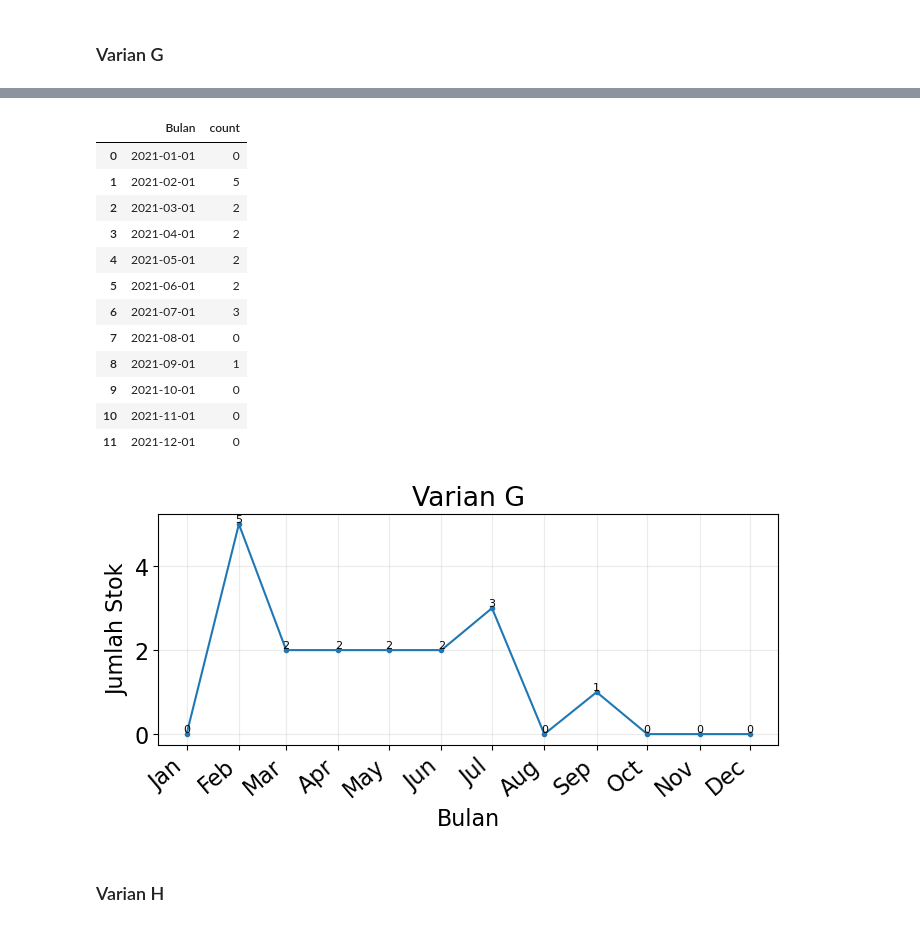
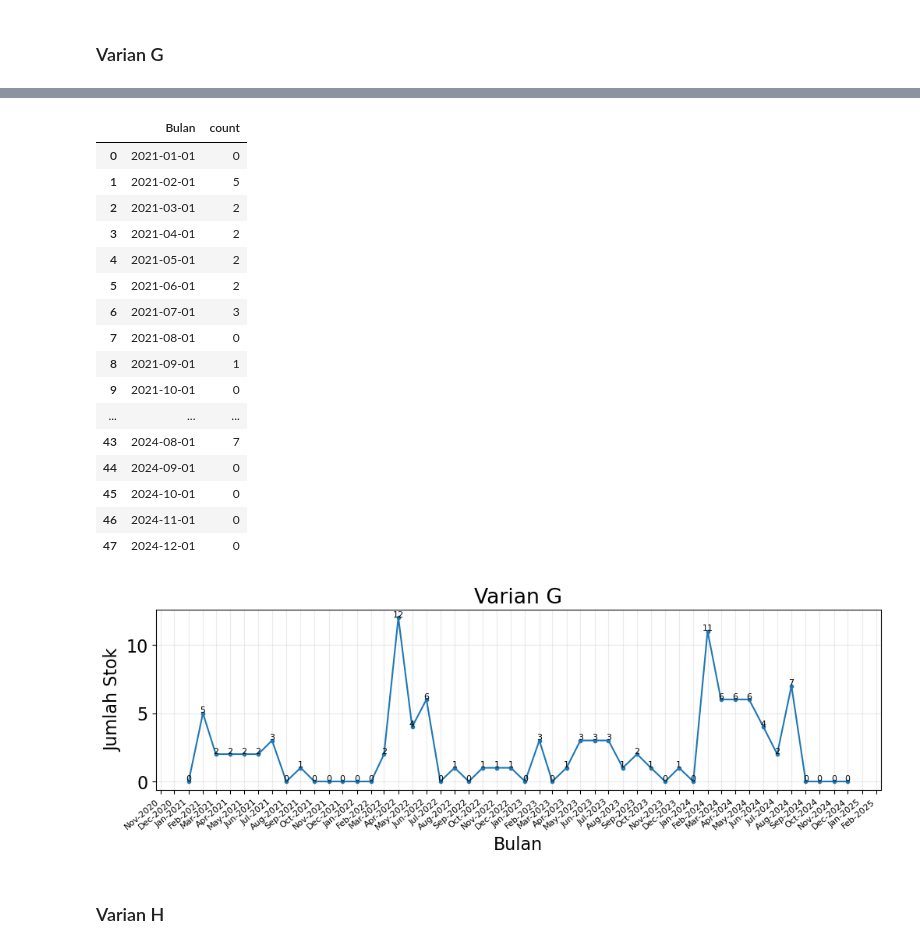
Before and after one commit to anajesset/tugas-akhirr, a Jupyter notebook: stock_21.ipynb, the cells around one changed output, grey strips where cells are left out. Cells and saved outputs as stored; diff of their text form; code cells hidden in the pictures.

```diff
--- a/stock_21.ipynb
+++ b/stock_21.ipynb
@@ -121,7 +117,7 @@ df_stock_E["Bulan"] = pd.to_datetime(df_stock_E["Bulan"])
 df_E_count = df_stock_E[["Bulan"]].copy()
 df_E_count = df_stock_E.groupby("Bulan").size().reset_index(name="count")
 
-all_months = pd.date_range(start="2021-01-01", end="2021-12-01", freq="MS")
+all_months = pd.date_range(start="2021-01-01", end="2024-12-01", freq="MS")
 df_E_count = df_E_count.set_index("Bulan").reindex(all_months, fill_value=0).reset_index()
 
 df_E_count.columns = ["Bulan", "count"]
@@ -143,10 +143,10 @@ df_E_count
 # %%
-fig, ax = plt.subplots(figsize=(8, 3))
+fig, ax = plt.subplots(figsize=(12, 3))
 
 ax.plot(df_E_count["Bulan"], df_E_count["count"], linestyle="-",
         marker=".")
 
-formatter = mdates.DateFormatter("%b")
+formatter = mdates.DateFormatter("%b-%Y")
 # locator = mdates.YearLocator(base=2)
 # locator = mdates.MonthLocator(bymonthday=1, bymonth=range(1, 13, 1))
 locator = mdates.MonthLocator()
@@ -163,6 +163,7 @@ for idx, val in enumerate(df_E_count["count"]):
 
 for label in ax.get_xticklabels():
     label.set_rotation(40)
+    label.set_fontsize(8)
     label.set_horizontalalignment('right')
 
 plt.show()
@@ -171,7 +172,7 @@ plt.show()
 # %% [markdown]
 ### Varian G
 # %%
-df_stock_G = df_stock_21_initial[df_stock_21_initial["initial Varian Plus"] == "G"].copy()
+df_stock_G = df_stock_initial[df_stock_initial["initial Varian Plus"] == "G"].copy()
 df_stock_G
 # %% [output]
 |  | Bulan | Kode MD | Kode Dealer AHM | Kode Dealer SAP | No. Mesin | No. Rangka | Kode Tipe AHM | Kode Tipe | ... |
@@ -213,7 +218,7 @@ df_stock_G["Bulan"] = pd.to_datetime(df_stock_G["Bulan"])
 df_G_count = df_stock_G[["Bulan"]].copy()
 df_G_count = df_stock_G.groupby("Bulan").size().reset_index(name="count")
 
-all_months = pd.date_range(start="2021-01-01", end="2021-12-01", freq="MS")
+all_months = pd.date_range(start="2021-01-01", end="2024-12-01", freq="MS")
 df_G_count = df_G_count.set_index("Bulan").reindex(all_months, fill_value=0).reset_index()
 
 df_G_count.columns = ["Bulan", "count"]
@@ -230,36 +235,41 @@ df_G_count
 | 7 | 2021-08-01 | 0 |
 | 8 | 2021-09-01 | 1 |
 | 9 | 2021-10-01 | 0 |
-| 10 | 2021-11-01 | 0 |
-| 11 | 2021-12-01 | 0 |
+| ... | ... | ... |
+| 43 | 2024-08-01 | 7 |
+| 44 | 2024-09-01 | 0 |
+| 45 | 2024-10-01 | 0 |
+| 46 | 2024-11-01 | 0 |
+| 47 | 2024-12-01 | 0 |
 # %%
-fig, ax = plt.subplots(figsize=(8, 3))
+fig, ax = plt.subplots(figsize=(12, 3))
 
 ax.plot(df_G_count["Bulan"], df_G_count["count"], linestyle="-",
         marker=".")
 
-formatter = mdates.DateFormatter("%b")
+formatter = mdates.DateFormatter("%b-%Y")
 # locator = mdates.YearLocator(base=2)
 # locator = mdates.MonthLocator(bymonthday=1, bymonth=range(1, 13, 1))
 locator = mdates.MonthLocator()
 ax.xaxis.set_major_formatter(formatter)
 ax.xaxis.set_major_locator(locator)
 
 ax.grid("on")
 ax.set_xlabel("Bulan")
 ax.set_ylabel("Jumlah Stok")
 ax.set_title("Varian G")
 
 for idx, val in enumerate(df_G_count["count"]):
     ax.text(x=df_G_count["Bulan"].iloc[idx], y=val+ 0.05, s=f"{val}", ha="center", size=8)
 
 for label in ax.get_xticklabels():
     label.set_rotation(40)
+    label.set_fontsize(8)
     label.set_horizontalalignment('right')
 
 plt.show()
 # %% [output]
-[figure, old version]
+[figure, new version]
 # %% [markdown]
 ### Varian H
 # %%
```
Also changed, not shown: parts of 27 cells of this notebook, 24 other files.
